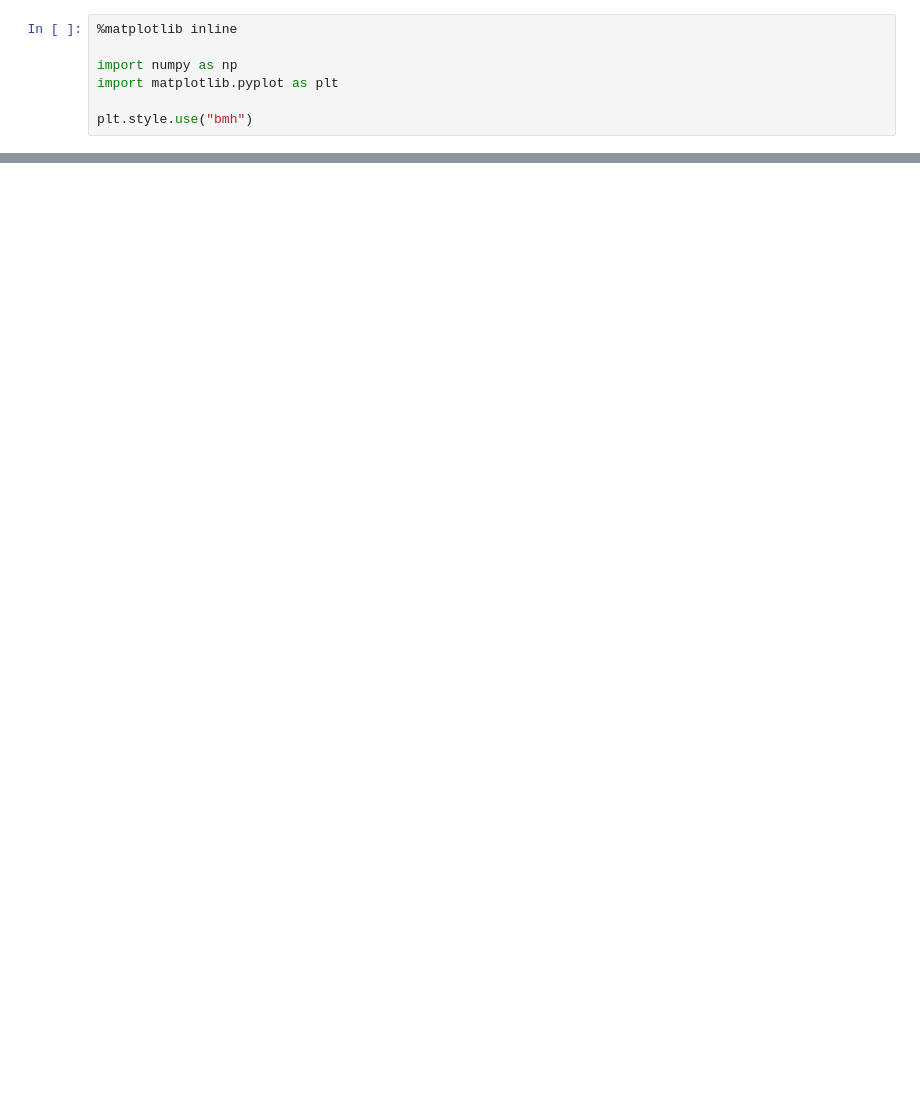
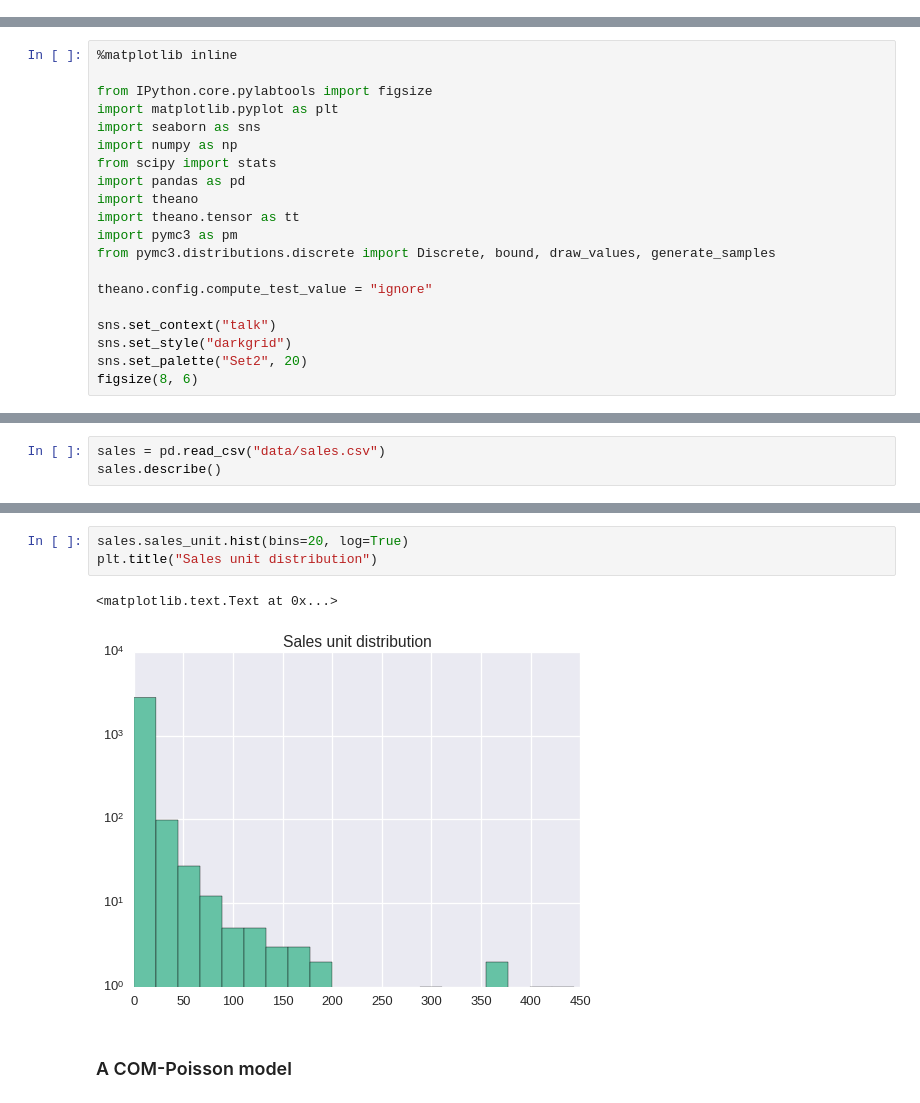
Before and after one commit to dadaromeo/dadaromeo.github.com, a Jupyter notebook: posts/conway-maxwell-poisson-distribution-in-pymc3.ipynb, the cells around one changed output, grey strips where cells are left out. Saved outputs shown, nothing was run; the diff lists cells and outputs as text; blank space fills up the shorter version.

```diff
--- a/posts/conway-maxwell-poisson-distribution-in-pymc3.ipynb
+++ b/posts/conway-maxwell-poisson-distribution-in-pymc3.ipynb
@@ -5,7 +0,0 @@ I recently come discovered a two parameters distribution for heavy-tail count da
-# %%
-%matplotlib inline
-
-import numpy as np
-import matplotlib.pyplot as plt
-
-plt.style.use("bmh")
@@ -20,0 +5,20 @@ plt.plot(a, norm.pdf(a))
+# %%
+%matplotlib inline
+
+from IPython.core.pylabtools import figsize
+import matplotlib.pyplot as plt
+import seaborn as sns
+import numpy as np
+from scipy import stats
+import pandas as pd
+import theano
+import theano.tensor as tt
+import pymc3 as pm
+from pymc3.distributions.discrete import Discrete, bound, draw_values, generate_samples
+
+theano.config.compute_test_value = "ignore"
+
+sns.set_context("talk")
+sns.set_style("darkgrid")
+sns.set_palette("Set2", 20)
+figsize(8, 6)
@@ -20,0 +29,3 @@ plt.plot(a, norm.pdf(a))
+# %%
+sales = pd.read_csv("data/sales.csv")
+sales.describe()
@@ -20,0 +42,8 @@ plt.plot(a, norm.pdf(a))
+# %%
+sales.sales_unit.hist(bins=20, log=True)
+plt.title("Sales unit distribution")
+# %% [output]
+<matplotlib.text.Text at 0x...>
+[figure, added]
+# %% [markdown]
+### A COM-Poisson model
```
Also changed, not shown: parts of 22 cells of this notebook, 35 other files.
